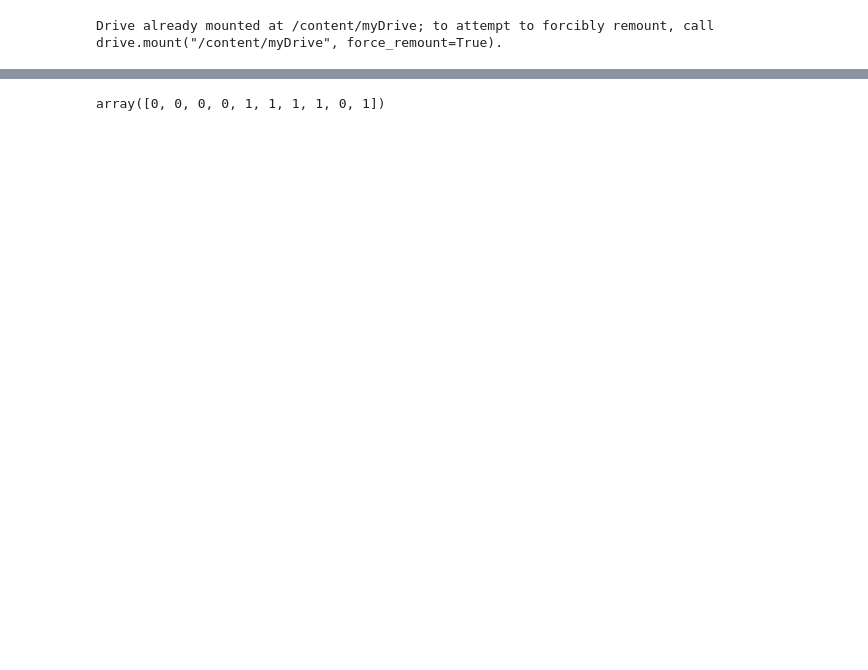
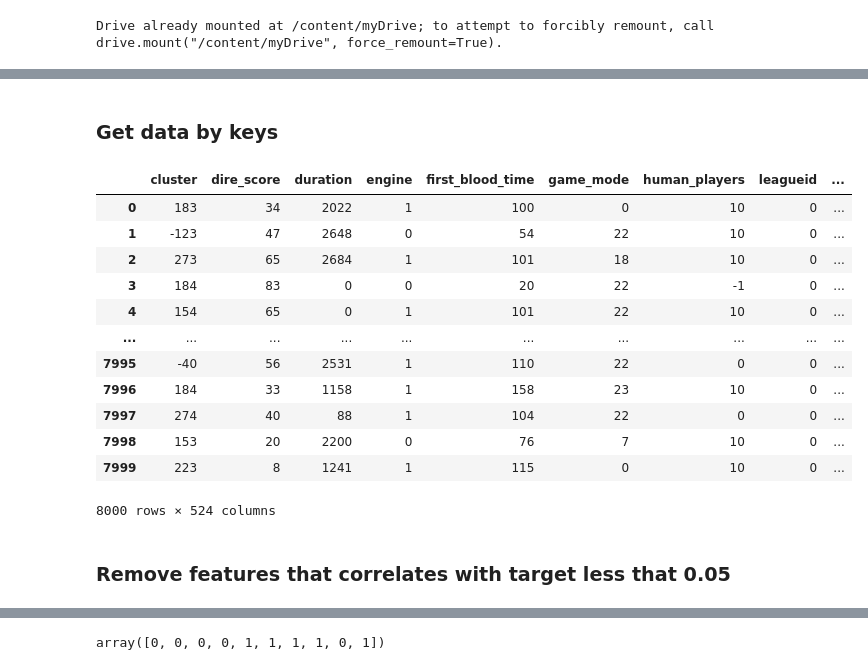
Before and after one commit to MichaelYaskevich/urfu-ml-dota, a Jupyter notebook: src/Dota.ipynb, the cells around one changed output, grey strips where cells are left out. Drawn from its saved outputs; the diff is of its cells as text; code cells hidden in the pictures; blank space fills up the shorter version.

```diff
--- a/src/Dota.ipynb
+++ b/src/Dota.ipynb
@@ -340,0 +89,59 @@ X
+# %% [markdown]
+### Get data by keys
+# %%
+def extract_features(data, features_names):
+    def get_value(obj, keys_list):
+        if not keys_list:
+            return obj
+        key = keys_list.pop(0)
+        key = int(key) if key.isdigit() else key
+        try:
+            return get_value(obj[key], keys_list)
+        except:
+            return None
+
+    train_data = defaultdict(list)
+
+    for i, game_data in tqdm(enumerate(data.values())):
+        for key_str in features_names:
+            keys = key_str.split('.')
+            val = get_value(game_data, keys)
+
+            train_data[key_str].append(val)
+    df = pd.DataFrame(train_data)
+    return df
+# %%
+def preprocess_features(data):
+    df = data.copy()
+    # replace nans with median value
+    for col in tqdm(df.columns):
+        if df[col].isna().sum() > 0:
+            df[col].fillna(df[col].median(), inplace=True)
+
+    # bool features to int
+    for col in df.select_dtypes(include=['object']).columns.tolist():
+        df[col] = df[col].astype(int)
+
+    return df
+# %%
+X_train = extract_features(raw_data, flatten_keys)
+# %%
+X_train2 = preprocess_features(X_train)
+# %%
+X_train2
+# %% [output]
+|  | cluster | dire_score | duration | engine | first_blood_time | game_mode | human_players | leagueid | ... |
+| 0 | 183 | 34 | 2022 | 1 | 100 | 0 | 10 | 0 | ... |
+| 1 | -123 | 47 | 2648 | 0 | 54 | 22 | 10 | 0 | ... |
+| 2 | 273 | 65 | 2684 | 1 | 101 | 18 | 10 | 0 | ... |
+| 3 | 184 | 83 | 0 | 0 | 20 | 22 | -1 | 0 | ... |
+| 4 | 154 | 65 | 0 | 1 | 101 | 22 | 10 | 0 | ... |
+| ... | ... | ... | ... | ... | ... | ... | ... | ... | ... |
+| 7995 | -40 | 56 | 2531 | 1 | 110 | 22 | 0 | 0 | ... |
+| 7996 | 184 | 33 | 1158 | 1 | 158 | 23 | 10 | 0 | ... |
+| 7997 | 274 | 40 | 88 | 1 | 104 | 22 | 0 | 0 | ... |
+| 7998 | 153 | 20 | 2200 | 0 | 76 | 7 | 10 | 0 | ... |
+| 7999 | 223 | 8 | 1241 | 1 | 115 | 0 | 10 | 0 | ... |
+8000 rows × 524 columns
+# %% [markdown]
+### Remove features that correlates with target less that 0.05
```
Also changed, not shown: parts of 109 cells of this notebook, 2 other files.
